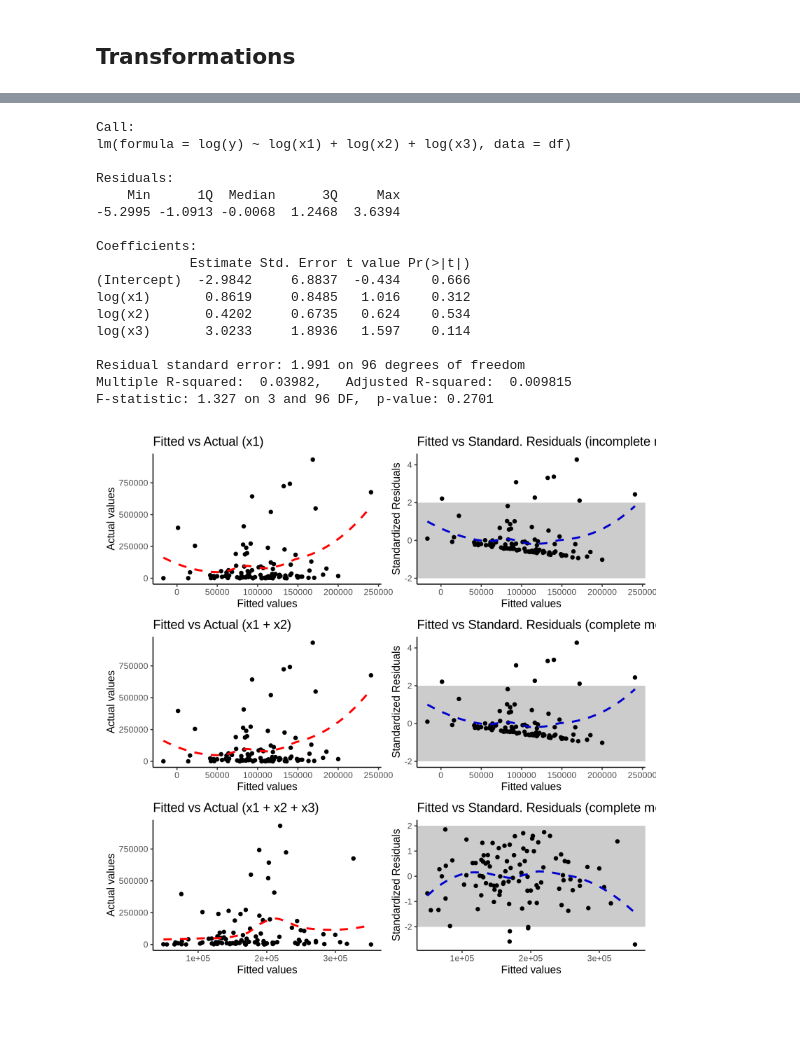
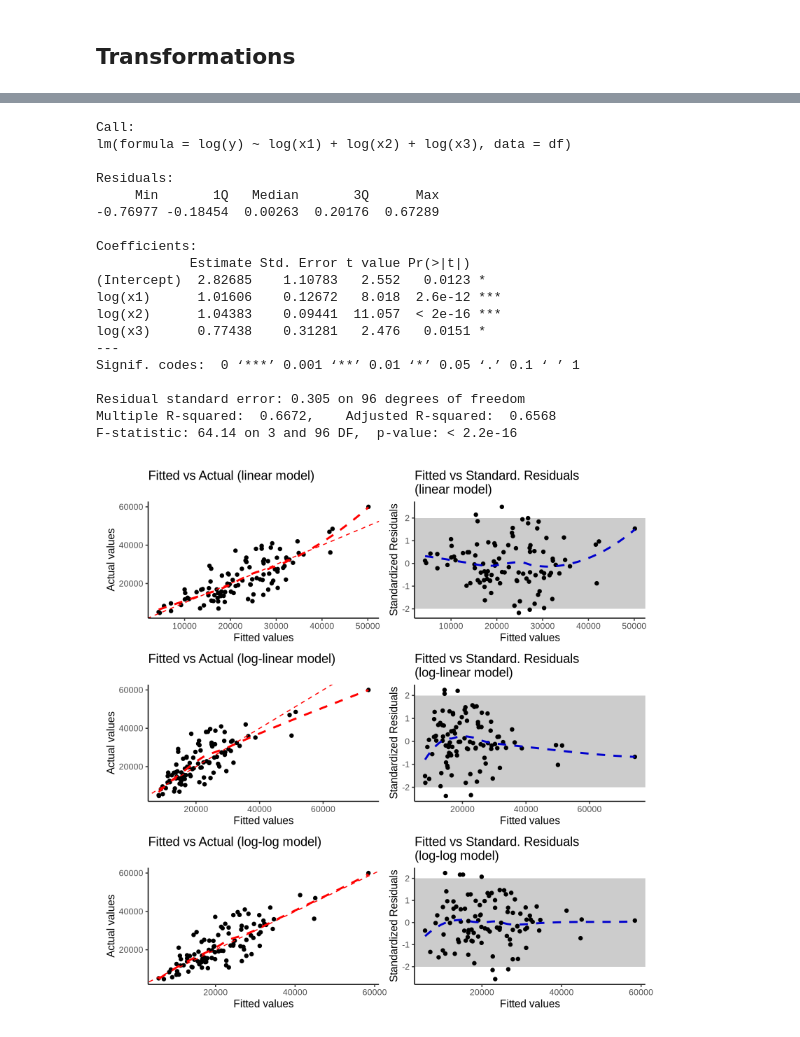
Before and after one commit to AndreMacedo88/Notebooks-Research, a Jupyter notebook: Statistics/Regressions/model_assumptions.ipynb, the cells around one changed output, grey strips where cells are left out. Saved outputs shown, nothing was run; the diff lists cells and outputs as text; code cells hidden in the pictures.

Commit message:
feat: :monocle_face: investigate the effect of outliers and heteroscedasticity in models

```diff
--- a/Statistics/Regressions/model_assumptions.ipynb
+++ b/Statistics/Regressions/model_assumptions.ipynb
@@ -237,13 +237,13 @@ Warning message in simpleLoess(y, x, w, span, degree = degree, parametric = para
 # %% [markdown]
 ## Transformations
 # %%
-set.seed(1)
+set.seed(11)
 n <- 100
 x1 <- rnorm(n, mean = 8, sd = 2)
 x2 <- rnorm(n, mean = 10, sd = 3)
 x3 <- rnorm(n, mean = 30, sd = 3)
 # x3 <- rpois(n, lambda = 1)
-y <- 3 + (2 * x1) * (1.5 * x2) * (3 * x3) * exp(rnorm(n, mean = 0, sd = 2)) # The observed data is a non-linear function of the 2 variables x1 and x2
+y <- 3 + (2 * x1) * (1.5 * x2) * (3 * x3) * exp(rnorm(n, mean = 0, sd = 0.3)) # The observed data is a non-linear function of the 2 variables x1 and x2
 
 df <- data.frame(x1 = x1, x2 = x2, x3 = x3, y = y)
 head(df)
@@ -285,5 +285,5 @@ F-statistic: 1.911 on 3 and 96 DF,  p-value: 0.1329
 # %%
-model2 <- lm(formula = y ~ x1 + x2 + x3, data = df)
+model2 <- lm(formula = log(y) ~ x1 + x2 + x3, data = df)
 summary(model2)
 # %% [output]
 Call:
@@ -313,19 +313,21 @@ Call:
 lm(formula = log(y) ~ log(x1) + log(x2) + log(x3), data = df)
 
 Residuals:
-    Min      1Q  Median      3Q     Max
--5.2995 -1.0913 -0.0068  1.2468  3.6394
+     Min       1Q   Median       3Q      Max
+-0.76977 -0.18454  0.00263  0.20176  0.67289
 
 Coefficients:
             Estimate Std. Error t value Pr(>|t|)
-(Intercept)  -2.9842     6.8837  -0.434    0.666
-log(x1)       0.8619     0.8485   1.016    0.312
-log(x2)       0.4202     0.6735   0.624    0.534
-log(x3)       3.0233     1.8936   1.597    0.114
+(Intercept)  2.82685    1.10783   2.552   0.0123 *
+log(x1)      1.01606    0.12672   8.018  2.6e-12 ***
+log(x2)      1.04383    0.09441  11.057  < 2e-16 ***
+log(x3)      0.77438    0.31281   2.476   0.0151 *
+---
+Signif. codes:  0 ‘***’ 0.001 ‘**’ 0.01 ‘*’ 0.05 ‘.’ 0.1 ‘ ’ 1
 
-Residual standard error: 1.991 on 96 degrees of freedom
-Multiple R-squared:  0.03982,   Adjusted R-squared:  0.009815
-F-statistic: 1.327 on 3 and 96 DF,  p-value: 0.2701
+Residual standard error: 0.305 on 96 degrees of freedom
+Multiple R-squared:  0.6672,    Adjusted R-squared:  0.6568
+F-statistic: 64.14 on 3 and 96 DF,  p-value: < 2.2e-16
 # %%
 options(repr.plot.width = 8, repr.plot.height = 8, repr.plot.res = 200)
 
@@ -336,53 +338,57 @@ df$residuals_standardized <- residuals(model1) / sd(residuals(model1))
 plt1 <- ggplot(df, aes(x = fitted, y = y)) +
     geom_point() +
     geom_smooth(formula = y ~ x, method = "loess", se = FALSE, color = "red", linetype = "dashed") +
-    labs(x = "Fitted values", y = "Actual values", title = "Fitted vs Actual (x1)") +
+    geom_abline(slope = 1, intercept = 0, color = "red", linetype = "dashed") +
+    labs(x = "Fitted values", y = "Actual values", title = "Fitted vs Actual (linear model)") +
     theme_classic()
 
 plt2 <- ggplot(df, aes(x = fitted, y = residuals_standardized)) +
     geom_point() +
     geom_smooth(formula = y ~ x, method = "loess", se = FALSE, color = "blue", linetype = "dashed") +
     annotate("rect", xmin = -Inf, xmax = Inf, ymin = -2, ymax = 2, alpha = 0.2, fill = "black") +
-    labs(x = "Fitted values", y = "Standardized Residuals", title = "Fitted vs Standard. Residuals (incomplete model)") +
+    labs(x = "Fitted values", y = "Standardized Residuals", title = "Fitted vs Standard. Residuals\n(linear model)") +
     theme_classic()
 
-df$fitted <- fitted(model2)
+df$fitted <- exp(fitted(model2))
 df$residuals <- residuals(model2)
 df$residuals_standardized <- residuals(model2) / sd(residuals(model2))
 
 plt3 <- ggplot(df, aes(x = fitted, y = y)) +
     geom_point() +
     geom_smooth(formula = y ~ x, method = "loess", se = FALSE, color = "red", linetype = "dashed") +
-    labs(x = "Fitted values", y = "Actual values", title = "Fitted vs Actual (x1 + x2)") +
+    geom_abline(slope = 1, intercept = 0, color = "red", linetype = "dashed") +
+    labs(x = "Fitted values", y = "Actual values", title = "Fitted vs Actual (log-linear model)") +
     theme_classic()
 
 plt4 <- ggplot(df, aes(x = fitted, y = residuals_standardized)) +
     geom_point() +
     geom_smooth(formula = y ~ x, method = "loess", se = FALSE, color = "blue", linetype = "dashed") +
     annotate("rect", xmin = -Inf, xmax = Inf, ymin = -2, ymax = 2, alpha = 0.2, fill = "black") +
-    labs(x = "Fitted values", y = "Standardized Residuals", title = "Fitted vs Standard. Residuals (complete model)") +
+    labs(x = "Fitted values", y = "Standardized Residuals", title = "Fitted vs Standard. Residuals\n(log-linear model)") +
     theme_classic()
 
 
-sigma2 <- summary(model3)$sigma^2
-bias_correction <- exp(sigma2 / 2)
-df$fitted <- exp(fitted(model3)) * bias_correction # this should have fixed the multiplicative error bias, but it is not enough
+# sigma2 <- summary(model3)$sigma^2
+# bias_correction <- exp(sigma2 / 2)
+# df$fitted <- exp(fitted(model3)) * bias_correction # this should have fixed the multiplicative error bias, but it is not enough
+df$fitted <- exp(fitted(model3))
 df$residuals <- residuals(model3)
 df$residuals_standardized <- residuals(model3) / sd(residuals(model3))
 
 plt5 <- ggplot(df, aes(x = fitted, y = y)) +
     geom_point() +
     geom_smooth(formula = y ~ x, method = "loess", se = FALSE, color = "red", linetype = "dashed") +
-    labs(x = "Fitted values", y = "Actual values", title = "Fitted vs Actual (x1 + x2 + x3)") +
+    geom_abline(slope = 1, intercept = 0, color = "red", linetype = "dashed") +
+    labs(x = "Fitted values", y = "Actual values", title = "Fitted vs Actual (log-log model)") +
     theme_classic()
 
 plt6 <- ggplot(df, aes(x = fitted, y = residuals_standardized)) +
     geom_point() +
     geom_smooth(formula = y ~ x, method = "loess", se = FALSE, color = "blue", linetype = "dashed") +
     annotate("rect", xmin = -Inf, xmax = Inf, ymin = -2, ymax = 2, alpha = 0.2, fill = "black") +
-    labs(x = "Fitted values", y = "Standardized Residuals", title = "Fitted vs Standard. Residuals (complete model)") +
+    labs(x = "Fitted values", y = "Standardized Residuals", title = "Fitted vs Standard. Residuals\n(log-log model)") +
     theme_classic()
 
 (plt1 + plt2) / (plt3 + plt4) / (plt5 + plt6)
 # %% [output]
-[figure, old version]
+[figure, new version]
```
Also changed, not shown: parts of 21 cells of this notebook.
